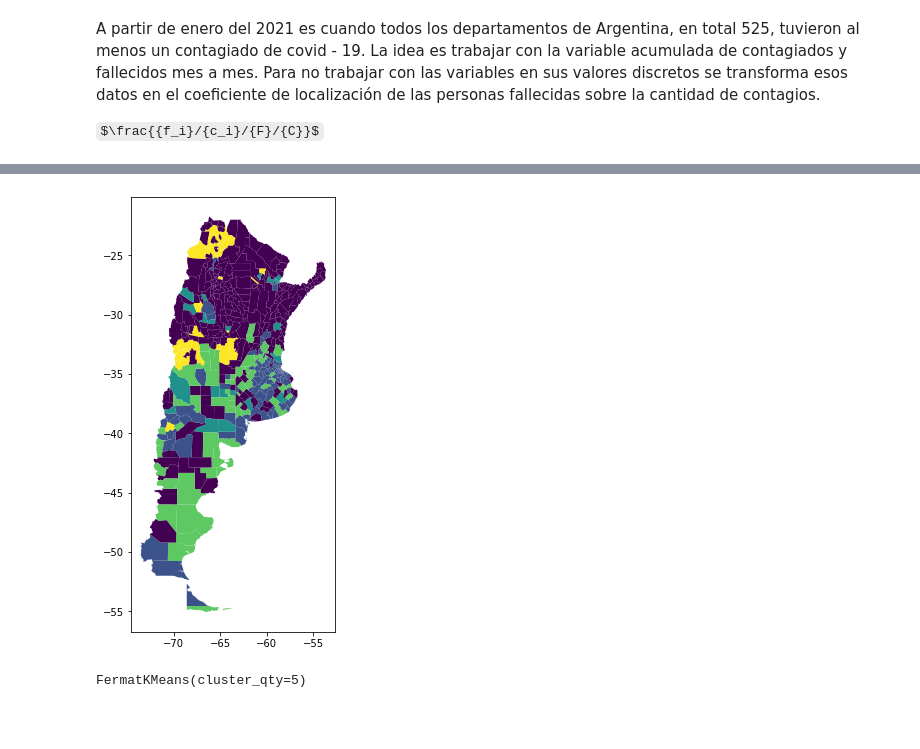
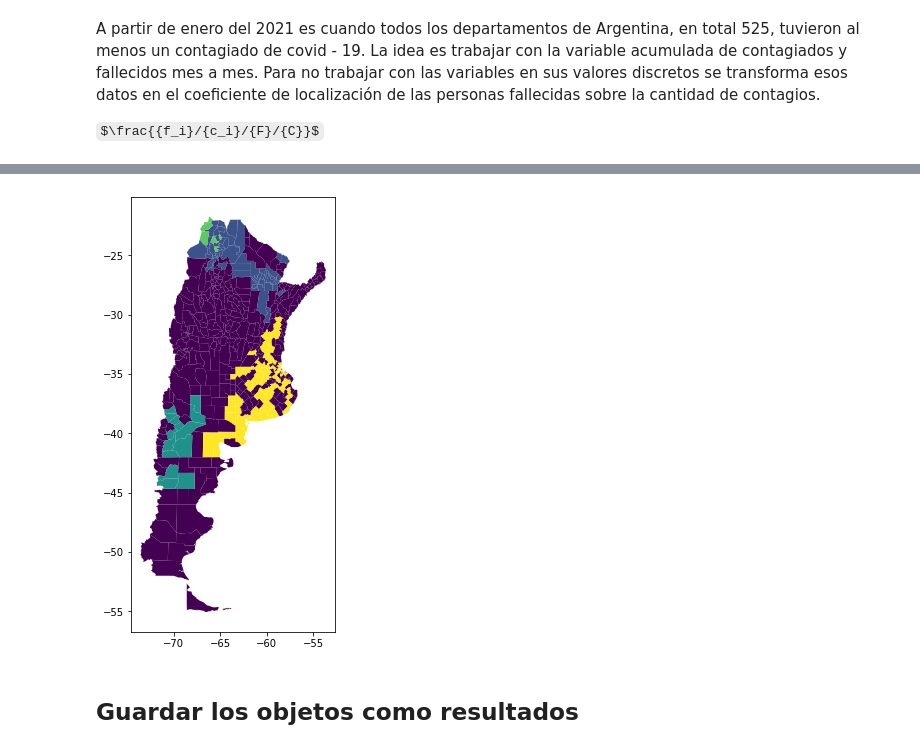
Before and after one commit to pabanib/covid, a Jupyter notebook: Untitled2.ipynb, the cells around one changed output, grey strips where cells are left out. Saved outputs shown, nothing was run; the diff lists cells and outputs as text; code cells hidden in the pictures; some formulas as TeX source; blank space fills up the shorter version.

Commit message:
resultados y bases de datos para geoda

```diff
--- a/Untitled2.ipynb
+++ b/Untitled2.ipynb
@@ -50,14 +50,14 @@ covid_ult_mes = covid_acum.loc[pd.IndexSlice[:,'2021-07'],:]
 covid_ult_mes = covid_ult_mes.reset_index(level = 'mes', drop = True)
 
 #casos cada 10 mil habitantes
-fallecidos = covid_acum.fallecido/(covid.personas/10000)
-positivos = covid_acum.clasificac/(covid.personas/10000)
+#fallecidos = covid_acum.fallecido/(covid.personas/10000)
+#positivos = covid_acum.clasificac/(covid.personas/10000)
 
 # Calculamos el coeficiente de localización
-#from lq import *
-#lq_ = lq(covid2,'fallecido','clasificac')
-#lq_fall_conf = lq_[2]
-#ind_fall_conf = lq_[0]
+from lq import *
+lq_ = lq(covid2,'fallecido','clasificac')
+lq_fall_conf = lq_[2]
+ind_fall_conf = lq_[0]
 # %% [output]
 las cordenadas CRS son: POSGAR94
 El mes desde el cuál todos los dptos tienen al menos 1 contagiado es: 2021-01
@@ -98,7 +98,8 @@ pipe = sk.pipeline.Pipeline([
 # %%
 # ddefinimos unas metricas para evaluar resultaods
 from lq import *
-lqcovid = lq_peri(covid_acum[['fallecido','personas']])
+#lqcovid = lq_peri(covid_acum[['clasificac','personas']])
+lqcovid = lq_peri(covid2[['fallecido','clasificac']])
 
 from sklearn.metrics import silhouette_score,  calinski_harabasz_score
 def siluetas(X, model):
@@ -136,7 +139,8 @@ pipe2 = sk.pipeline.Pipeline([
     ('periodos', procesos.peri_columna()),
     ('norm', norm_l1)])
 
-XX = pipe2.fit_transform(fallecidos)
+#XX = pipe2.fit_transform(positivos)
+XX = pipe2.fit_transform(ind_fall_conf)
 hyperparam_aglo2= {'n_clusters':[ 5, 10, 15, 20, 25, 30, 35, 40, 45, 50, 55, 60, 65, 70, 75, 80, 85,
         90, 95],
     'connectivity': [w_knn.sparse],
@@ -249,7 +237,9 @@ pd.concat(l)
 # %%
-mapa_grupos(aglo)
+mapa_grupos(aglo_geo)
 # %% [output]
-[figure, old version]
+[figure, new version]
+# %% [markdown]
+## Guardar los objetos como resultados
 # %%
 import pickle
 lista2 = ['kmeans','aglo', 'aglo_geo','aglo_geo2', 'tskm','kshape']
@@ -258,5 +248 @@ for l in range(len(lista)):
         pickle.dump(lista[l],f)
-# %%
-fkm.fit(X)
-# %% [output]
-FermatKMeans(cluster_qty=5)
```
Also changed, not shown: parts of 27 cells of this notebook, 3 other files.
